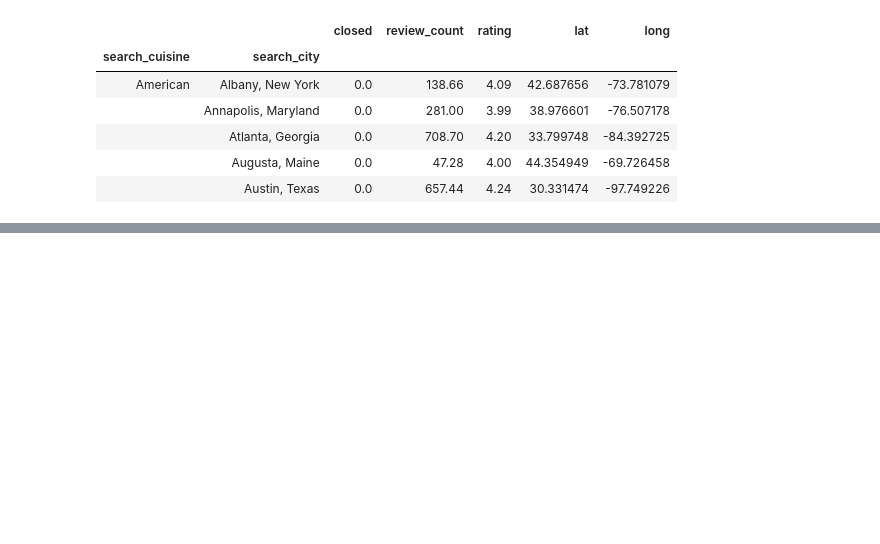
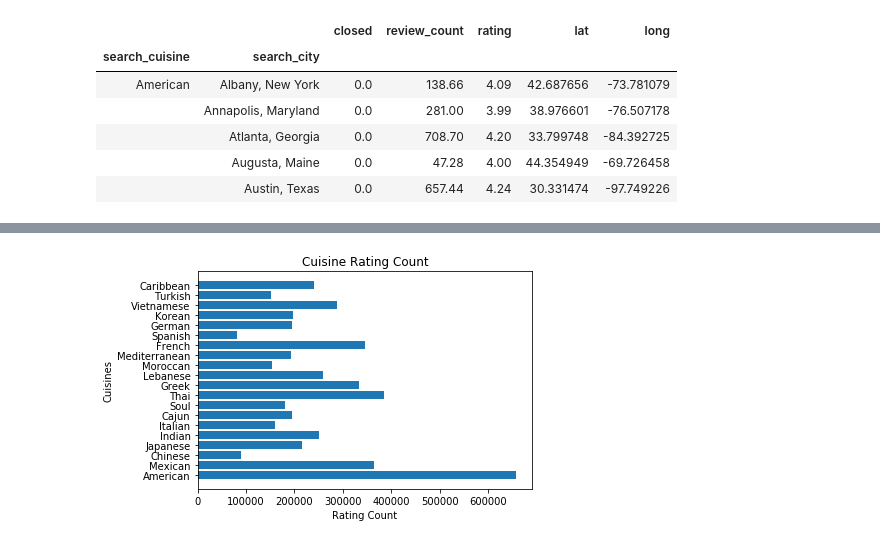
Before and after one commit to kahsay-1229/Yelp-Cuisine, a Jupyter notebook: yelpapidata.ipynb, the cells around one changed output, grey strips where cells are left out. Saved outputs shown, nothing was run; the diff lists cells and outputs as text; code cells hidden in the pictures; blank space fills up the shorter version.

```diff
--- a/yelpapidata.ipynb
+++ b/yelpapidata.ipynb
@@ -192,0 +311,10 @@ yelp_gb2_cuisinesavg.mean().head()
+# %%
+plt.barh(food_type,variable, align='center')
+plt.xlabel('Rating Count')
+plt.ylabel('Cuisines')
+plt.title('Cuisine Rating Count')
+
+plt.savefig('hbar.png', dpi=100)
+plt.show()
+# %% [output]
+[figure, added]
```
Also changed, not shown: parts of 7 cells of this notebook, 2 other files.
